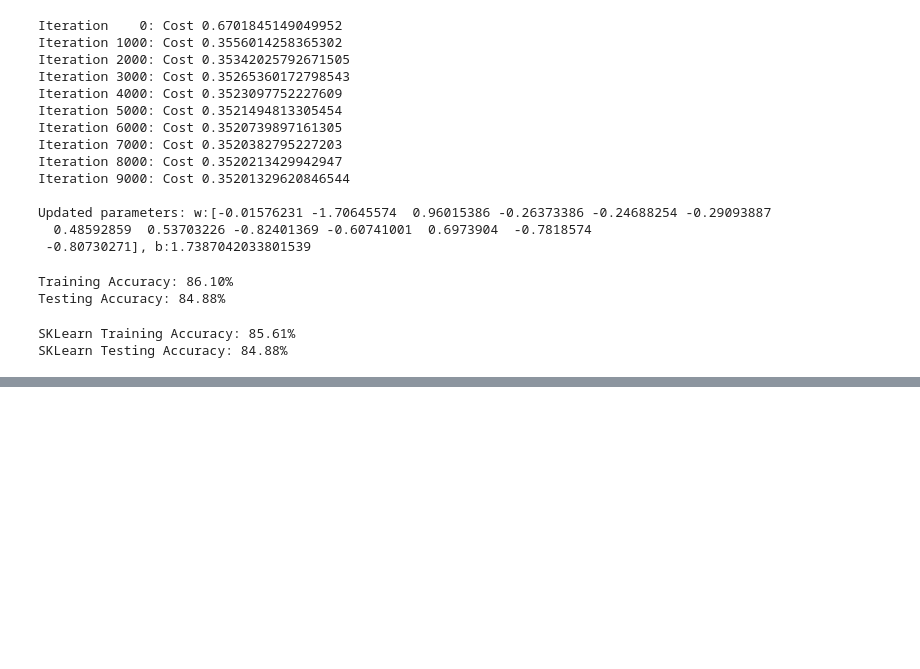
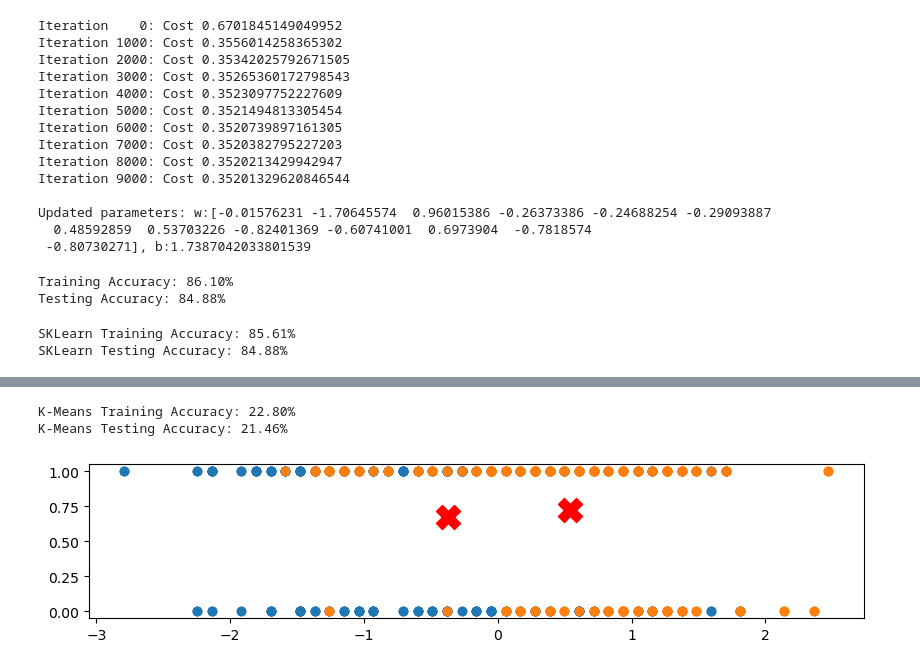
Before and after one commit to jaiudeshi05/Init_Tasks, a Jupyter notebook: Week 2/task2_JaiUdeshi.ipynb, the cells around one changed output, grey strips where cells are left out. Cells and saved outputs as stored; diff of their text form; code cells hidden in the pictures; blank space fills up the shorter version.

```diff
--- a/task2_JaiUdeshi.ipynb
+++ b/Week 2/task2_JaiUdeshi.ipynb
@@ -341,0 +360,33 @@ A failure occurs when predicted probability is exactly 0 or 1, which causes log(
+# %%
+def compute_centroids(X,idx,K):
+    m, n = X.shape
+    centroids = np.zeros((K, n))
+    for i in range(K):
+        points=X[idx==i]
+        centroids[i]=np.mean(points,axis=0)
+    return centroids
+# %%
+def run_kMeans(X,centroids,iter):
+    K=centroids.shape[0]
+    for i in range(iter):
+        idx=find_nearest_centroid(X,centroids)
+        centroids=compute_centroids(X,idx,K)
+        if i%10==0:
+            print(f"Iteration {i} Completed\n")
+    return centroids,idx
+# %%
+def predict_kmeans(X,centroids):
+    dist=[]
+    for j in range(centroids.shape[0]):
+        a=np.linalg.norm(X-centroids[j],axis=1)
+        dist.append(a)
+    dist=np.array(dist)
+    idx=np.argmin(dist,axis=0)
+    return idx
+# %%
+K = 2
+max_iters = 100
+
+initial_centroids = kMeans_init_centroids(x_train, K)
+
+centroids, idx = run_kMeans(x_train, initial_centroids, max_iters)
@@ -341,0 +423,19 @@ A failure occurs when predicted probability is exactly 0 or 1, which causes log(
+# %%
+kMeans_train_accuracy=evaluate_kMeans(x_train,y_train,centroids)
+kMeans_test_accuracy=evaluate_kMeans(x_test,y_test,centroids)
+
+print(f"\nK-Means Training Accuracy: {kMeans_train_accuracy * 100:.2f}%")
+print(f"K-Means Testing Accuracy: {kMeans_test_accuracy * 100:.2f}%")
+# %% [output]
+K-Means Training Accuracy: 22.80%
+K-Means Testing Accuracy: 21.46%
+# %%
+#Visualization
+plt.figure(figsize=(10,2))
+for k in range(K):
+    cluster_points=x_train[predict_kmeans(x_train,centroids)==k]
+    plt.scatter(cluster_points[:,0],cluster_points[:,1],label=f'Cluster {k}')
+plt.scatter(centroids[:,0],centroids[:,1],s=300,c='red',marker='X',label='Centroids')
+plt.show()
+# %% [output]
+[figure, added]
```
Also changed, not shown: parts of 6 cells of this notebook, 2 other files.
